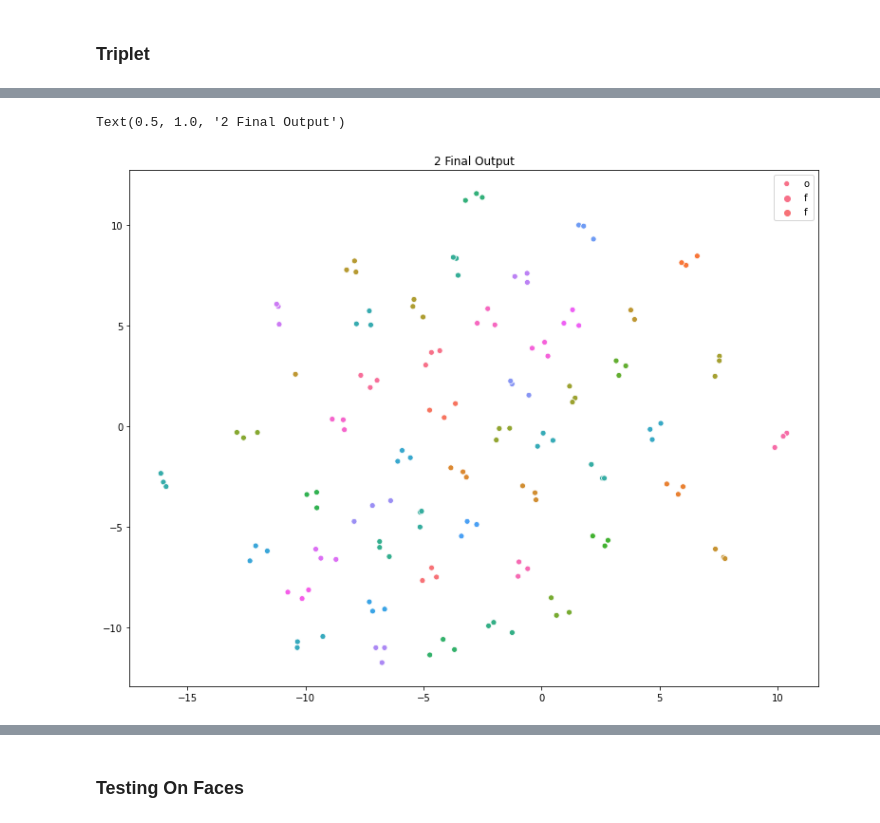
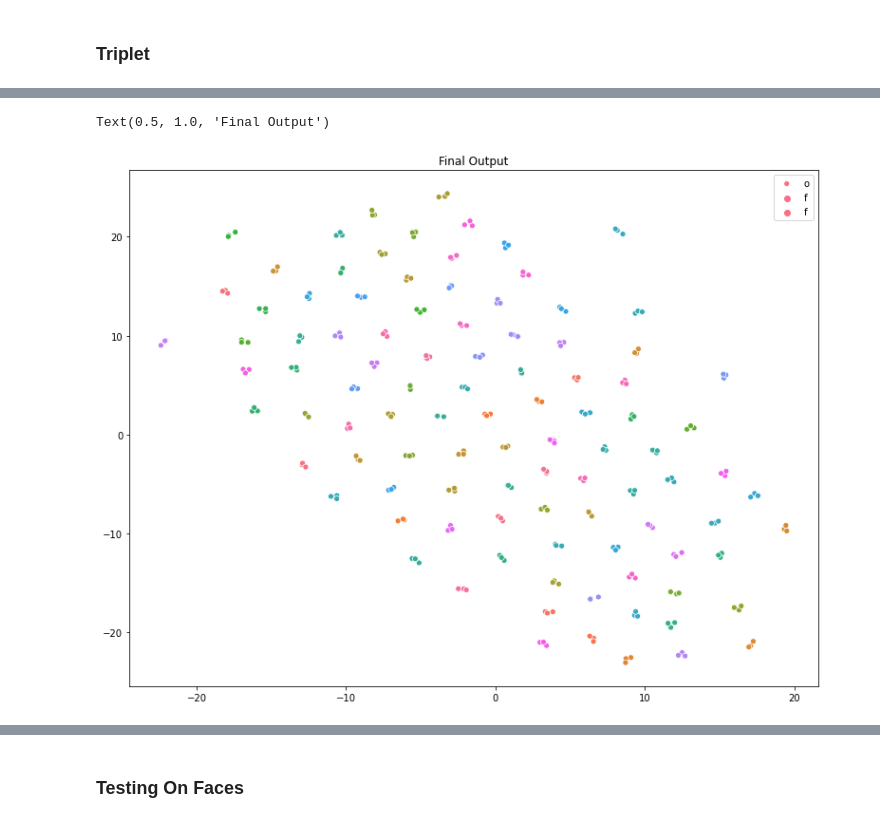
Before and after one commit to angrybayblade/facenet_mini, a Jupyter notebook: notebooks/Net.ipynb, the cells around one changed output, grey strips where cells are left out. Saved outputs shown, nothing was run; the diff lists cells and outputs as text; code cells hidden in the pictures.

```diff
--- a/notebooks/Net.ipynb
+++ b/notebooks/Net.ipynb
@@ -53,4 +53,4 @@ from tensorflow.keras.callbacks import LearningRateScheduler,ModelCheckpoint,Cal
 |fc7128 | 1×32×128   | 1×1×128    | 524K 0.5M  |       |      |
 |L2     | 1×1×128    | 1×1×128    | 0          |       |      | -->
 # %%
-d = 128
+d = 32
@@ -101,7 +120,7 @@ def base_network(d=d):
     dense = Dense(512,activation="linear")(dense)
     dense = Dense(d,activation="tanh")(dense)
 
-    dense = tf.multiply(dense,128)
+    dense = tf.multiply(dense,32)
 
     model = keras.Model(_input,dense)
     return model
@@ -271,5 +315,5 @@ Epoch 15/15
 # %%
-p = model.predict(x,batch_size=5)
+p = model.predict(x,batch_size=32)
 # %%
 tsne = TSNE(2,)
 # %%
@@ -277,11 +321,11 @@ a = tsne.fit_transform(p)
 # %%
 fig = plt.figure(figsize=(13,10))
 sns.scatterplot(a[:,0],a[:,1],hue=y)
 plt.legend("off")
-plt.title("2 Final Output")
+plt.title("Final Output")
 # %% [output]
-Text(0.5, 1.0, '2 Final Output')
+Text(0.5, 1.0, 'Final Output')
-[figure, old version]
+[figure, new version]
 # %%
 fig.savefig("../doc/2d_cluster.jpg")
 # %%
```
Also changed, not shown: parts of 18 cells of this notebook, 11 other files.
